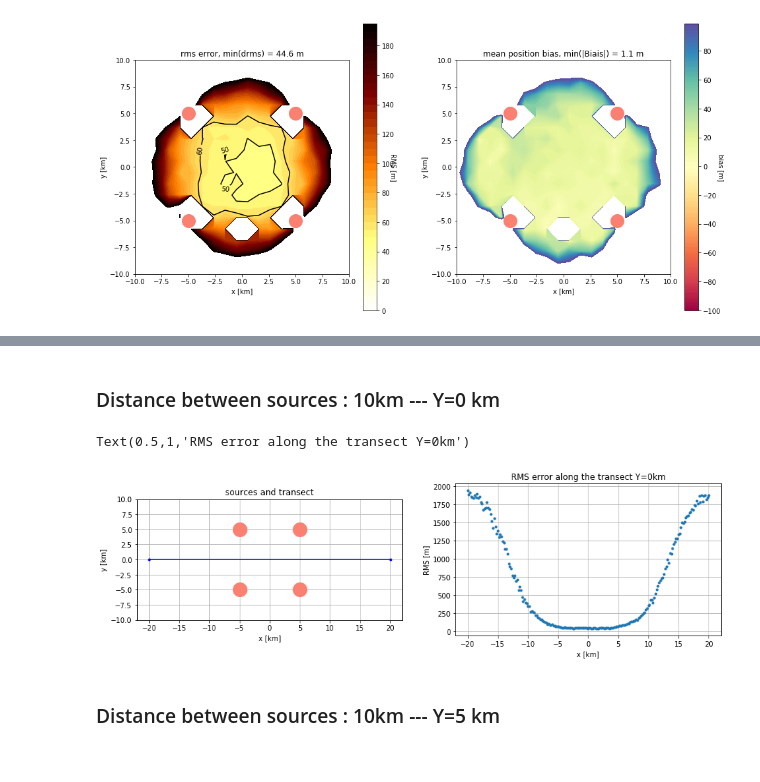
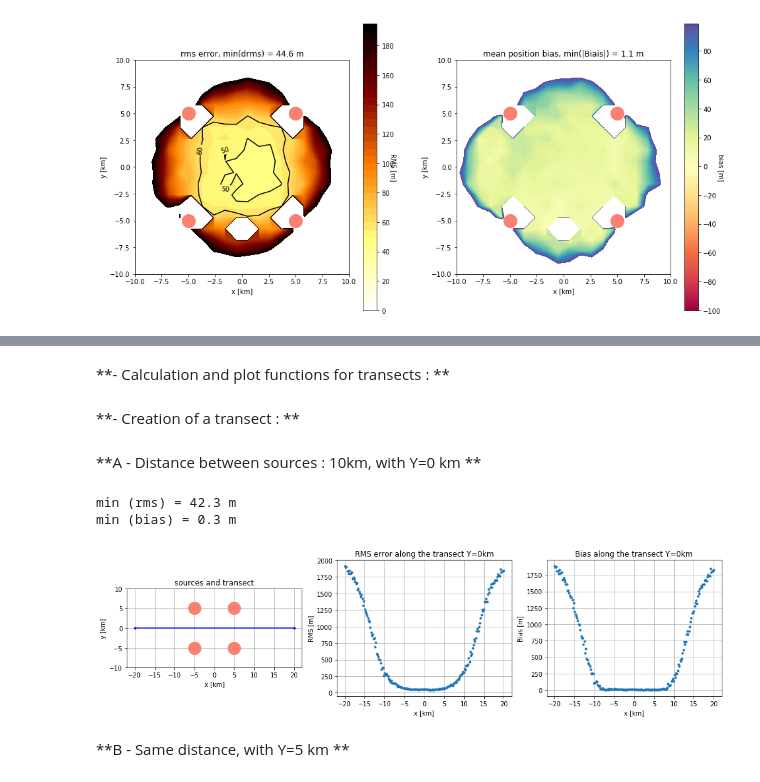
Before and after one commit to ponchama/Cognac_Acoustique, a Jupyter notebook: Geolocation/demo_in_progress.ipynb, the cells around one changed output, grey strips where cells are left out. Drawn from its saved outputs; the diff is of its cells as text; code cells hidden in the pictures.

```diff
--- a/Geolocation/demo_in_progress.ipynb
+++ b/Geolocation/demo_in_progress.ipynb
@@ -422,0 +386,2 @@ plt.show()
+# %% [markdown]
+**- Calculation and plot functions for transects : **
@@ -423 +436,3 @@ plt.show()
+# %% [markdown]
+**- Creation of a transect : **
 # %%
@@ -427,3 +441,3 @@ X = np.linspace(-L/2.,L/2.,200)
 Y = 0.
 # %% [markdown]
-### Distance between sources : 10km  --- Y=0 km
+**A - Distance between sources : 10km, with Y=0 km **
@@ -446,30 +444,14 @@ for i in range (len(X)) :
-# %%
-### plot the error map
-plt.figure(figsize=(15,4))
-
-# plot sources
-ax=plt.subplot(121)
-[s.plot() for s in sources]
-plt.title ('sources and transect')
-plt.xlabel('x [km]')
-plt.ylabel('y [km]')
-ax.grid()
-#ax.set_xlim([np.min(X)/1000.,np.max(X)/1000.])
-ax.set_ylim([-10,10])
-ax.set_aspect('equal')
-plt.plot([np.min(X)/1000.,np.max(X)/1000.],[Y/1000.,Y/1000.],'.-b')
-
-## plot result
-ax2 = plt.subplot(122)
-ax2.grid()
-plt.plot(X/1.e3, RMS_t, '.')
-plt.xlabel('x [km]')
-plt.ylabel('RMS [m]')
-plt.title('RMS error along the transect Y=%.dkm' %int(Y/1000.))
-# %% [output]
-Text(0.5,1,'RMS error along the transect Y=0km')
-[figure, removed]
+# %%
+Nmc = 100          # number of simulations
+var = 'celerity'   # only celerity is varying
+RMS_t, Biais_t = transect (sources, X, Y, Nmc, var)
+# %%
+plot_transect(sources, X, Y, RMS_t, Biais_t)
+# %% [output]
+min (rms) = 42.3 m
+min (bias) = 0.3 m
+[figure, added]
 # %% [markdown]
-### Distance between sources : 10km  --- Y=5 km
+**B - Same distance, with Y=5 km **
 # %%
 Y = 5000.
```
Also changed, not shown: parts of 71 cells of this notebook.
